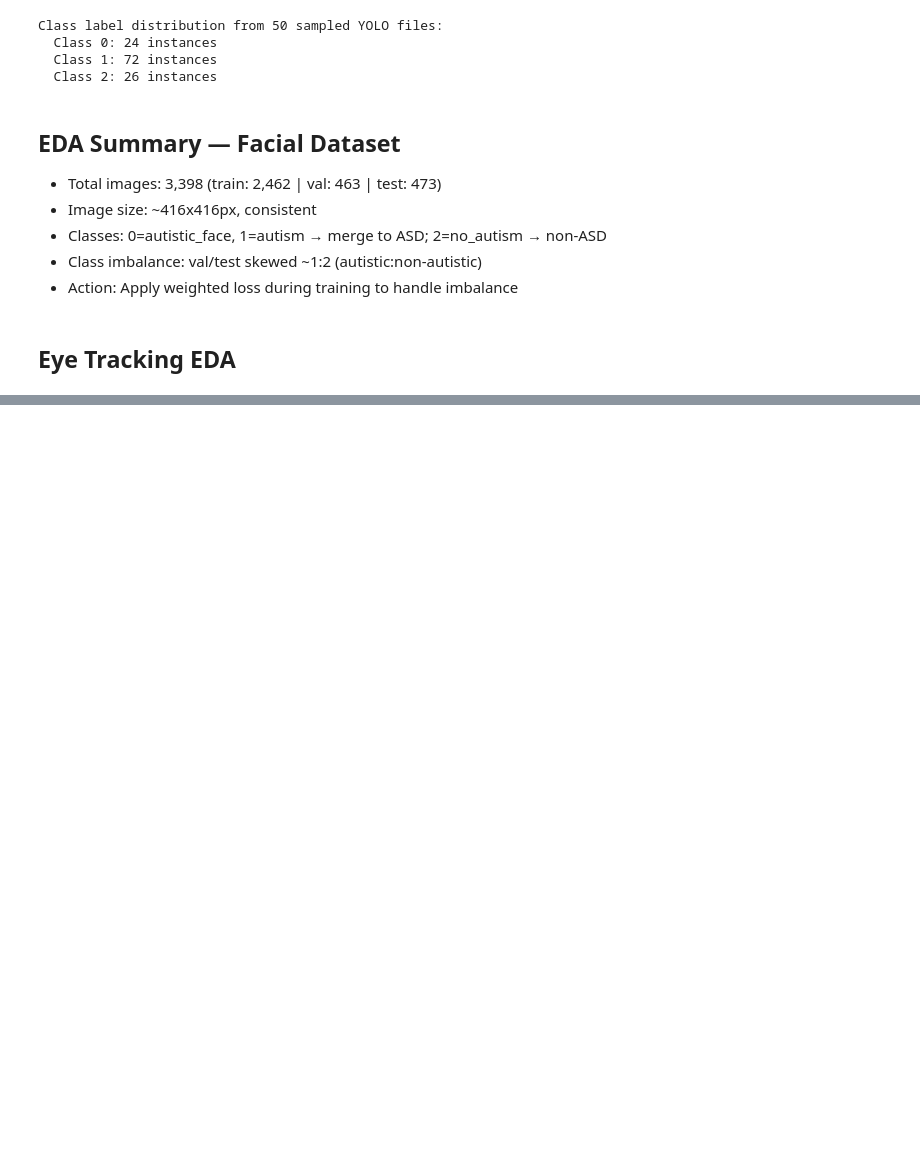
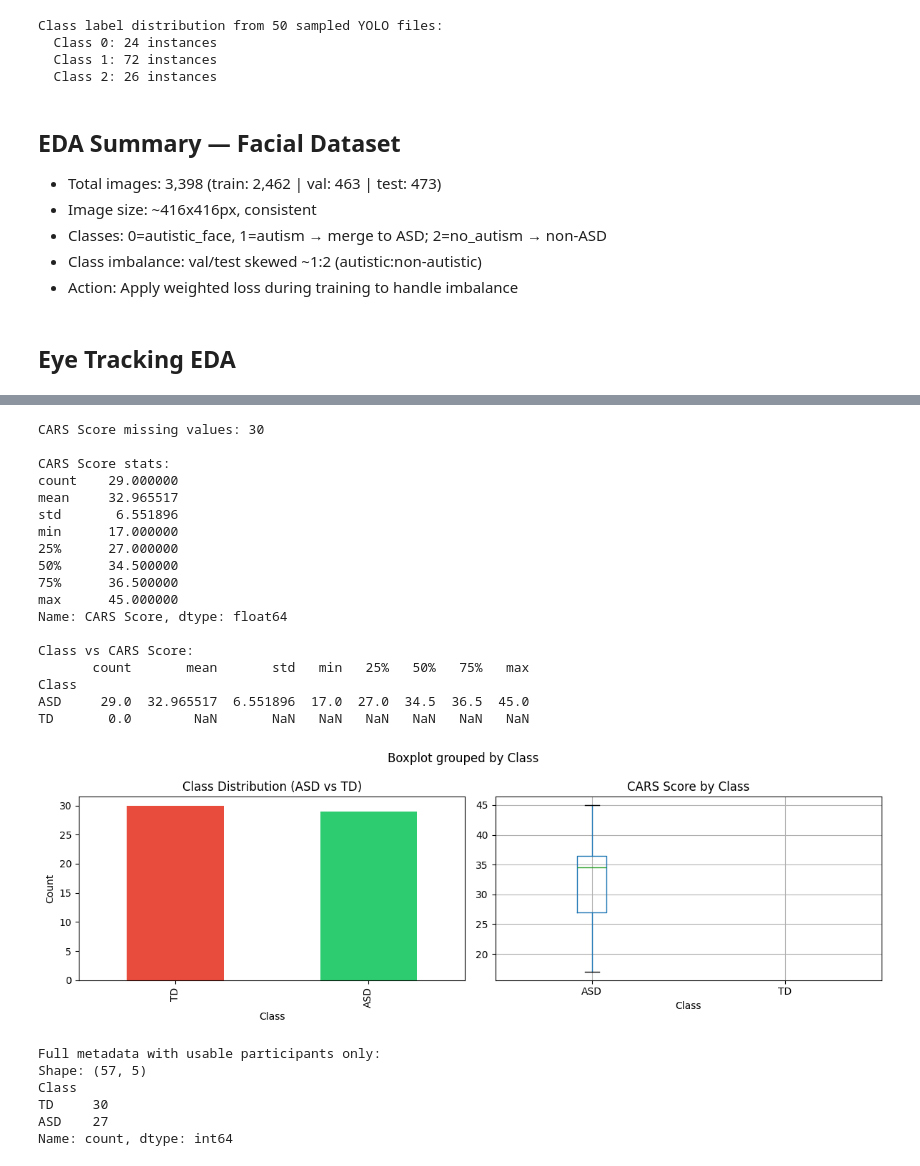
Before and after one commit to BBWorksB/autism-multimodal-fusion, a Jupyter notebook: notebooks/01_eda.ipynb, the cells around one changed output, grey strips where cells are left out. Cells and saved outputs as stored; diff of their text form; code cells hidden in the pictures; blank space fills up the shorter version.

Commit message:
Eye tracking model done

```diff
--- a/notebooks/01_eda.ipynb
+++ b/notebooks/01_eda.ipynb
@@ -220,0 +302,4 @@ print(f"Total CSV files found: {len(othereye_files)}")
+# %%
+meta_df = pd.read_csv(meta_files[0])
+print(f"Shape: {meta_df.shape}")
+print(f"\nColumns: {meta_df.columns.tolist()}")
@@ -220,0 +370,13 @@ print(f"Total CSV files found: {len(othereye_files)}")
+# %%
+# 1. How many numbered participants match metadata?
+meta_ids = set(meta_df['ParticipantID'].astype(str))
+eye_participants = eye_df['Participant'].astype(str).unique()
+
+# Filter out Unidentified
+real_eye_participants = set([p for p in eye_participants if 'Unidentified' not in str(p)])
+
+print(f"Participants in metadata: {len(meta_ids)} → {sorted(meta_ids)}")
+print(f"\nReal numbered participants in eye data: {len(real_eye_participants)} → {sorted(real_eye_participants, key=lambda x: int(x))}")
+print(f"\nParticipants in BOTH (can be matched): {len(meta_ids & real_eye_participants)}")
+print(f"In metadata but NOT in eye data: {meta_ids - real_eye_participants}")
+print(f"In eye data but NOT in metadata: {real_eye_participants - meta_ids}")
@@ -220,0 +391,53 @@ print(f"Total CSV files found: {len(othereye_files)}")
+# %%
+print("CARS Score missing values:", meta_df['CARS Score'].isnull().sum())
+print(f"\nCARS Score stats:")
+print(meta_df['CARS Score'].describe())
+
+print(f"\nClass vs CARS Score:")
+print(meta_df.groupby('Class')['CARS Score'].describe())
+
+# Visualize
+fig, axes = plt.subplots(1, 2, figsize=(12, 4))
+
+meta_df['Class'].value_counts().plot(kind='bar', ax=axes[0], color=['#e74c3c','#2ecc71'])
+axes[0].set_title('Class Distribution (ASD vs TD)')
+axes[0].set_xlabel('Class')
+axes[0].set_ylabel('Count')
+
+meta_df.boxplot(column='CARS Score', by='Class', ax=axes[1])
+axes[1].set_title('CARS Score by Class')
+
+plt.tight_layout()
+plt.savefig('eye_tracking_labels.png', dpi=150, bbox_inches='tight')
+plt.show()
+
+print(f"\nFull metadata with usable participants only:")
+usable_meta = meta_df[meta_df['ParticipantID'].astype(str).isin(real_eye_participants)]
+print(f"Shape: {usable_meta.shape}")
+print(usable_meta['Class'].value_counts())
+# %% [output]
+CARS Score missing values: 30
+
+CARS Score stats:
+count    29.000000
+mean     32.965517
+std       6.551896
+min      17.000000
+25%      27.000000
+50%      34.500000
+75%      36.500000
+max      45.000000
+Name: CARS Score, dtype: float64
+
+Class vs CARS Score:
+       count       mean       std   min   25%   50%   75%   max
+Class
+ASD     29.0  32.965517  6.551896  17.0  27.0  34.5  36.5  45.0
+TD       0.0        NaN       NaN   NaN   NaN   NaN   NaN   NaN
+[figure, added]
+Full metadata with usable participants only:
+Shape: (57, 5)
+Class
+TD     30
+ASD    27
+Name: count, dtype: int64
```
Also changed, not shown: parts of 25 cells of this notebook, 3 other files.
